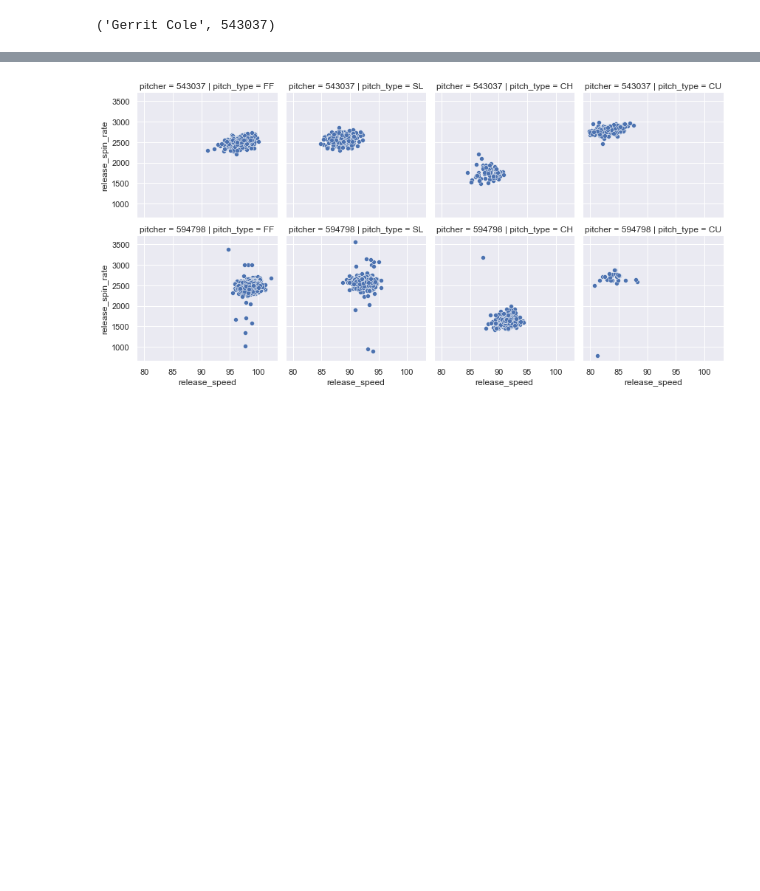
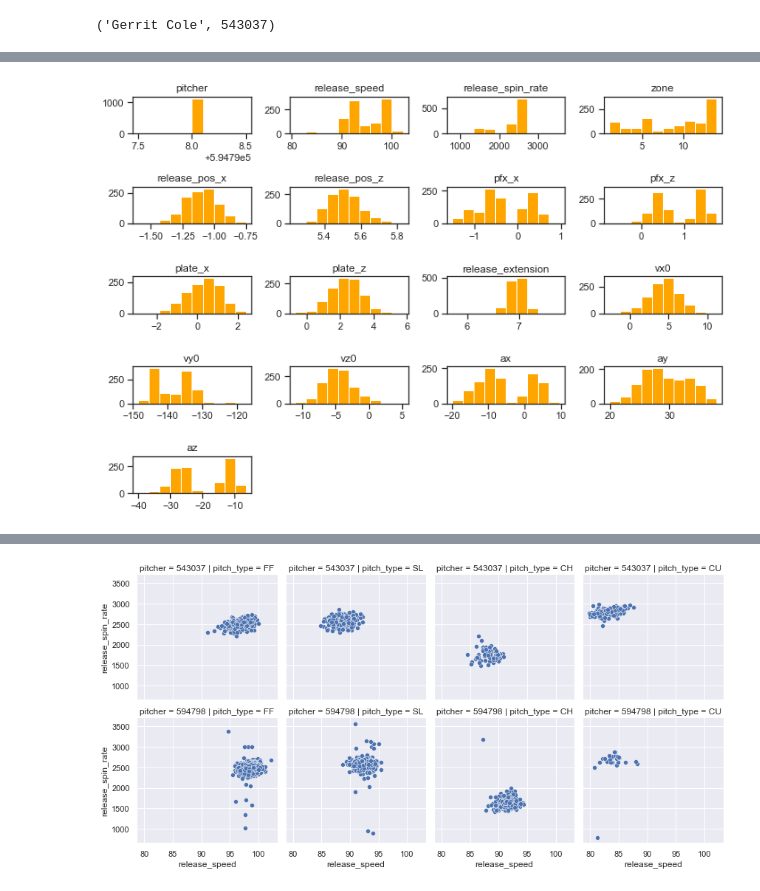
Before and after one commit to konstanzer/Ace_versus_Ace, a Jupyter notebook: src/viz.ipynb, the cells around one changed output, grey strips where cells are left out. Drawn from its saved outputs; the diff is of its cells as text; code cells hidden in the pictures; blank space fills up the shorter version.

```diff
--- a/src/viz.ipynb
+++ b/src/viz.ipynb
@@ -33,0 +55,5 @@ memory usage: 402.0+ KB
+# %%
+degrom.hist(figsize=(10, 7), grid=False, color='orange')
+plt.tight_layout()
+# %% [output]
+[figure, added]
```
Also changed, not shown: parts of 6 cells of this notebook, 4 other files.
